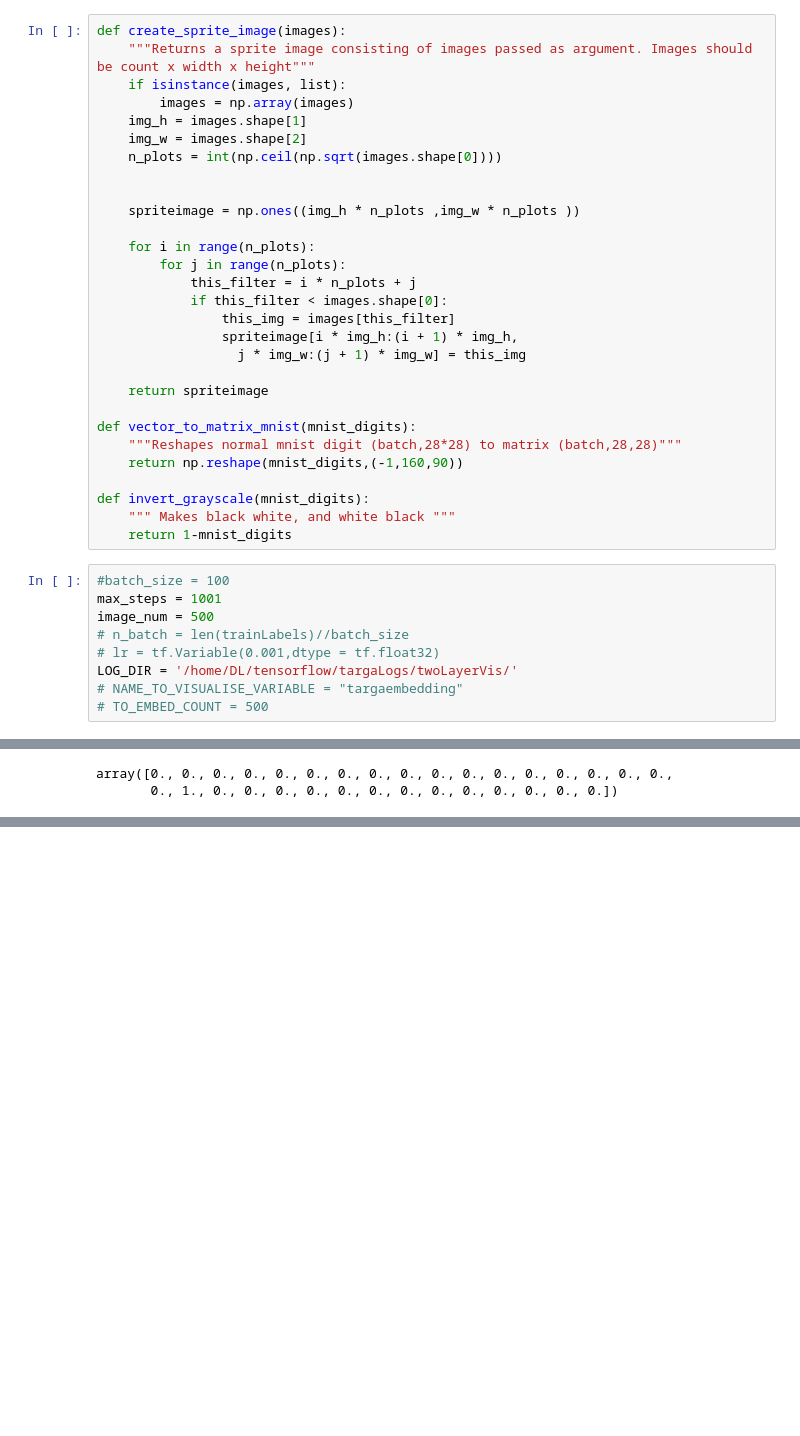
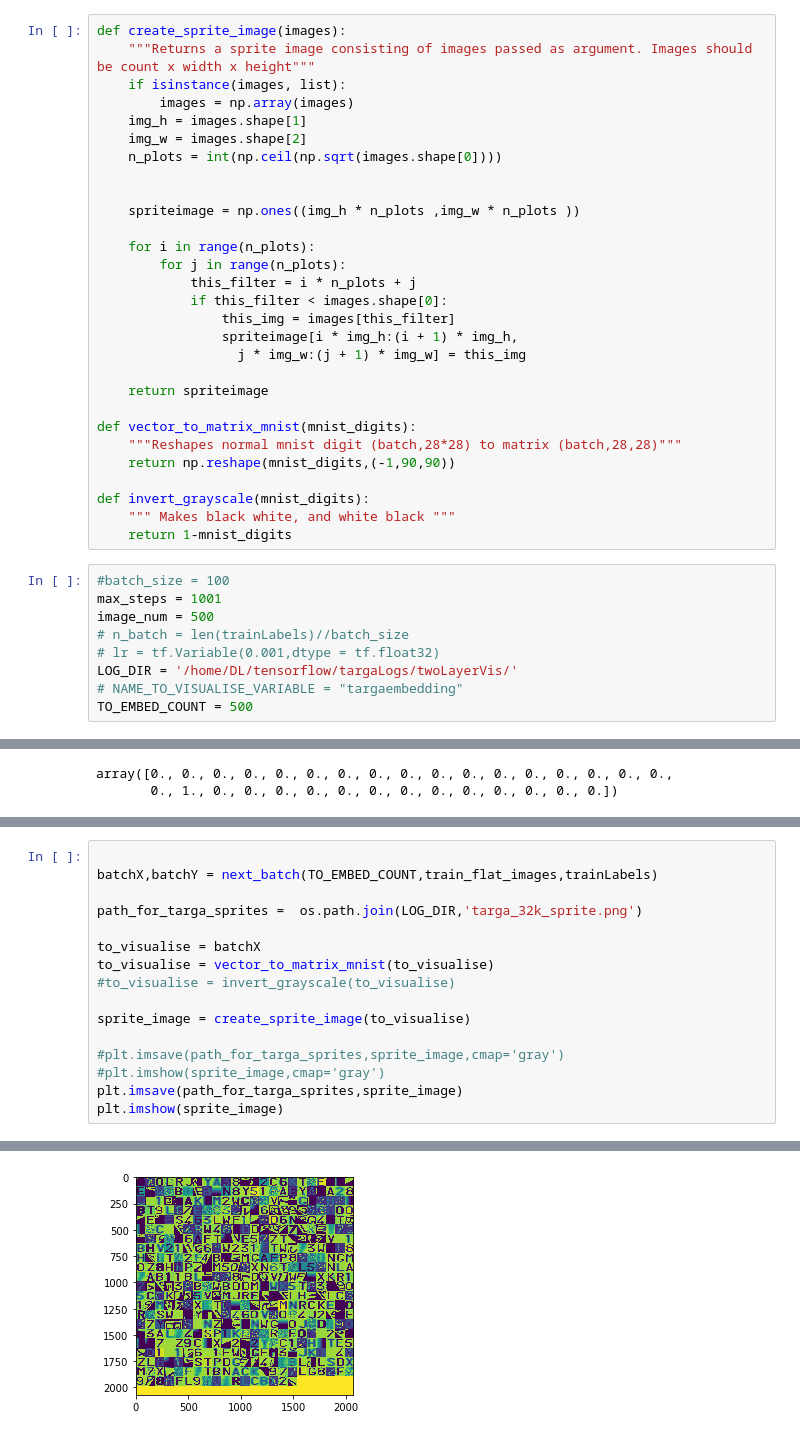
Before and after one commit to hotman1986/machineLearning, a Jupyter notebook: targa/targaVisualization.ipynb, the cells around one changed output, grey strips where cells are left out. Cells and saved outputs as stored; diff of their text form; blank space fills up the shorter version.

```diff
--- a/targa/targaVisualization.ipynb
+++ b/targa/targaVisualization.ipynb
@@ -195,7 +221,7 @@ def create_sprite_image(images):
 
 def vector_to_matrix_mnist(mnist_digits):
     """Reshapes normal mnist digit (batch,28*28) to matrix (batch,28,28)"""
-    return np.reshape(mnist_digits,(-1,160,90))
+    return np.reshape(mnist_digits,(-1,90,90))
 
 def invert_grayscale(mnist_digits):
     """ Makes black white, and white black """
@@ -208,7 +234,7 @@ image_num = 500
 # lr = tf.Variable(0.001,dtype = tf.float32)
 LOG_DIR = '/home/DL/tensorflow/targaLogs/twoLayerVis/'
 # NAME_TO_VISUALISE_VARIABLE = "targaembedding"
-# TO_EMBED_COUNT = 500
+TO_EMBED_COUNT = 500
 # %%
 testLabels[0]
 # %% [output]
@@ -363,0 +403,17 @@ Iter1000,testing accuracy=0.16965051
+# %%
+
+batchX,batchY = next_batch(TO_EMBED_COUNT,train_flat_images,trainLabels)
+
+path_for_targa_sprites =  os.path.join(LOG_DIR,'targa_32k_sprite.png')
+
+to_visualise = batchX
+to_visualise = vector_to_matrix_mnist(to_visualise)
+#to_visualise = invert_grayscale(to_visualise)
+
+sprite_image = create_sprite_image(to_visualise)
+
+#plt.imsave(path_for_targa_sprites,sprite_image,cmap='gray')
+#plt.imshow(sprite_image,cmap='gray')
+plt.imsave(path_for_targa_sprites,sprite_image)
+plt.imshow(sprite_image)
+# %% [output]
@@ -363,0 +421 @@ Iter1000,testing accuracy=0.16965051
+[figure, added]
```
Also changed, not shown: parts of 27 cells of this notebook.
